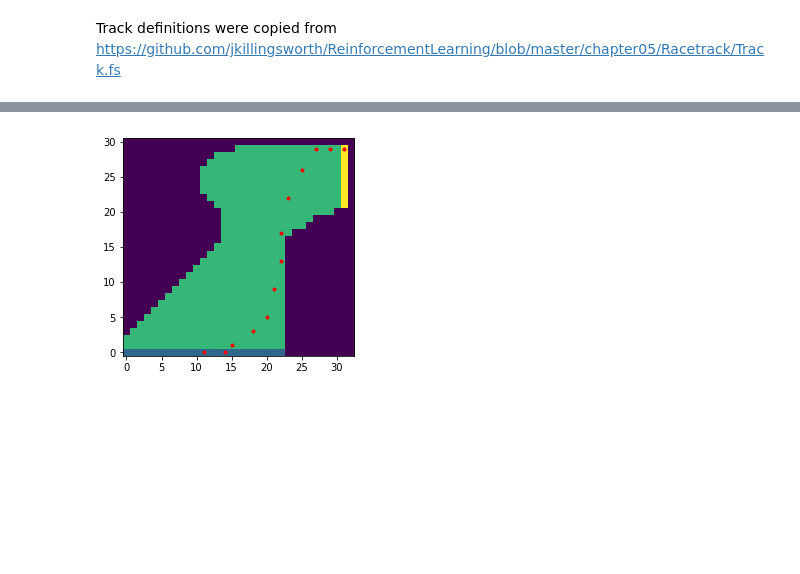
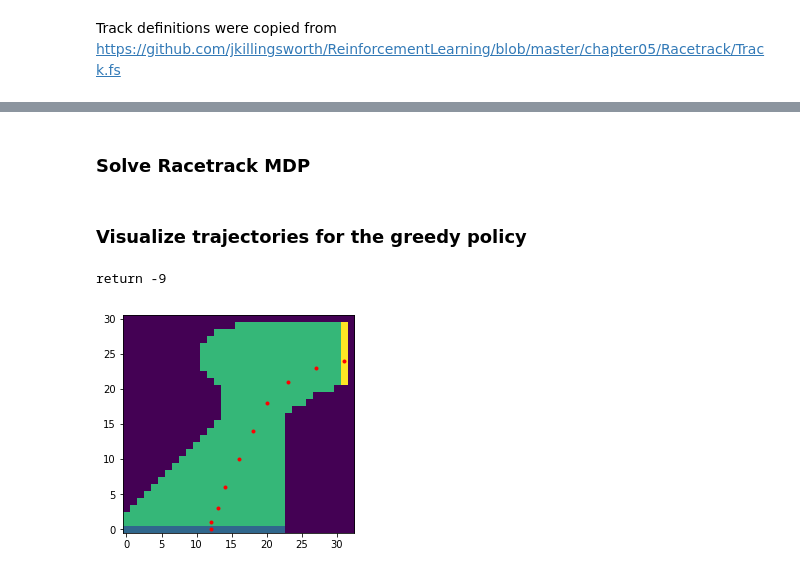
Before and after one commit to regata/rl-book, a Jupyter notebook: ch05.ipynb, the cells around one changed output, grey strips where cells are left out. Saved outputs shown, nothing was run; the diff lists cells and outputs as text; code cells hidden in the pictures; blank space fills up the shorter version.

Commit message:
solution for racetrack exercise

```diff
--- a/ch05.ipynb
+++ b/ch05.ipynb
@@ -249,0 +280,5 @@ track_np[rts1._track == 'F'] = 3
+# %% [markdown]
+### Solve Racetrack MDP
+# %%
+env = Racetrack(track2)
+mc = OffPolicyMC(env)
@@ -250,9 +287,15 @@ track_np[rts1._track == 'F'] = 3
+# %% [markdown]
+### Visualize trajectories for the greedy policy
 # %%
-plt.imshow(track_np)
+plt.imshow(env.track_as_np())
 plt.gca().invert_yaxis()
 
-trajectory = rts1.generate_episode()
+trajectory = mc.generate_episode(mc.greedy_policy)
 for t in trajectory:
     plt.plot(t.state2.x, t.state2.y, '.r')
+
+rewards = map(lambda t: t.reward, trajectory)
+print('return', sum(rewards))
 # %% [output]
+return -9
-[figure, old version]
+[figure, new version]
```
Also changed, not shown: parts of 20 cells of this notebook.
